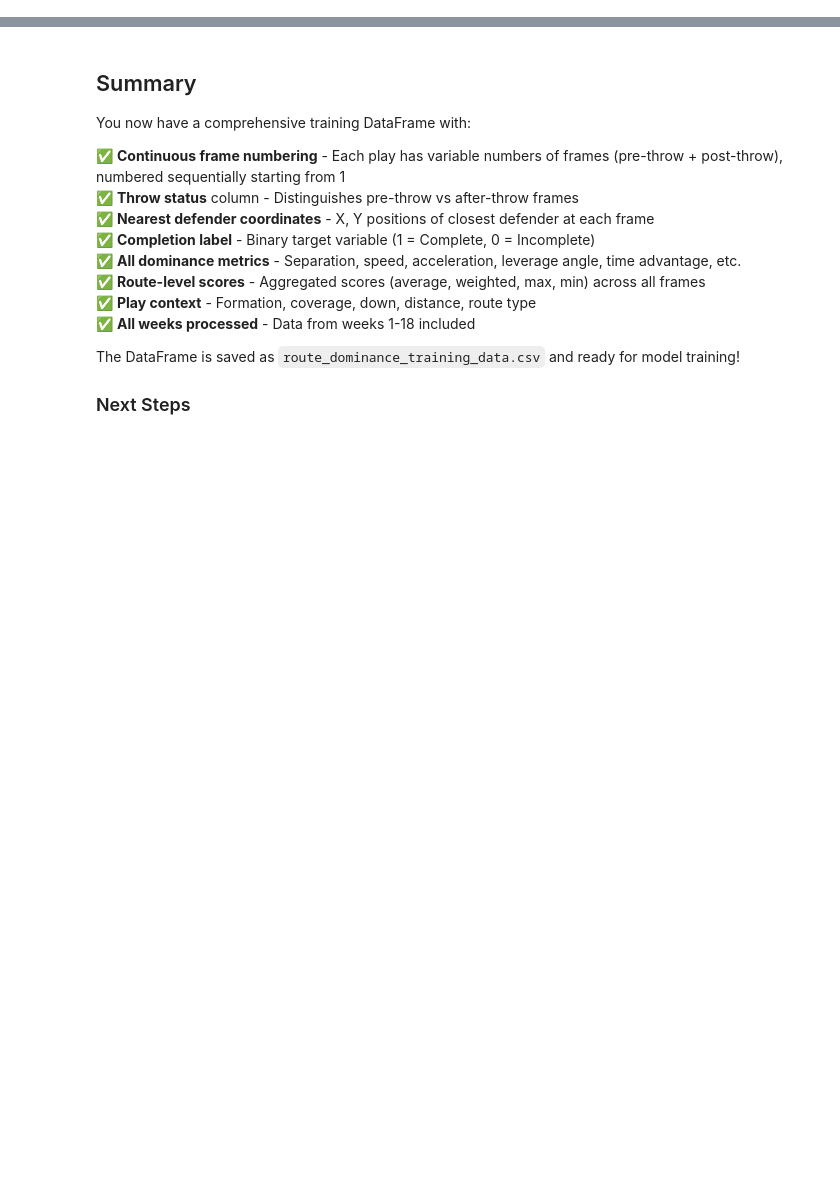
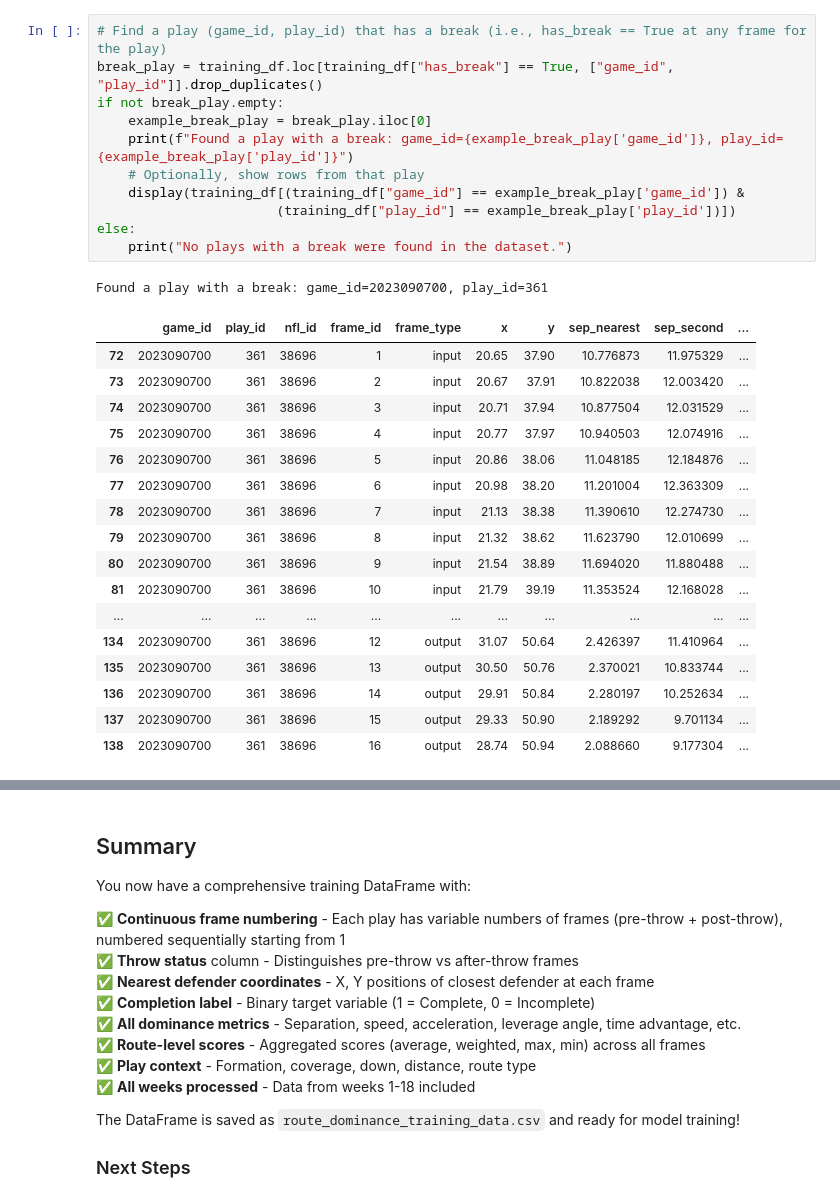
Before and after one commit to alexanderlee10/NFL-Databowl-2025, a Jupyter notebook: 12-5 NFL databowl working/12-5 NFL databowl working notebook.ipynb, the cells around one changed output, grey strips where cells are left out. Saved outputs shown, nothing was run; the diff lists cells and outputs as text; blank space fills up the shorter version.

```diff
--- a/12-5 NFL databowl working/12-5 NFL databowl working notebook.ipynb
+++ b/12-5 NFL databowl working/12-5 NFL databowl working notebook.ipynb
@@ -1150,0 +860,30 @@ time_advantage                  NaN         NaN         NaN
+# %%
+# Find a play (game_id, play_id) that has a break (i.e., has_break == True at any frame for the play)
+break_play = training_df.loc[training_df["has_break"] == True, ["game_id", "play_id"]].drop_duplicates()
+if not break_play.empty:
+    example_break_play = break_play.iloc[0]
+    print(f"Found a play with a break: game_id={example_break_play['game_id']}, play_id={example_break_play['play_id']}")
+    # Optionally, show rows from that play
+    display(training_df[(training_df["game_id"] == example_break_play['game_id']) &
+                       (training_df["play_id"] == example_break_play['play_id'])])
+else:
+    print("No plays with a break were found in the dataset.")
+# %% [output]
+Found a play with a break: game_id=2023090700, play_id=361
+|  | game_id | play_id | nfl_id | frame_id | frame_type | x | y | sep_nearest | sep_second | ... |
+| 72 | 2023090700 | 361 | 38696 | 1 | input | 20.65 | 37.90 | 10.776873 | 11.975329 | ... |
+| 73 | 2023090700 | 361 | 38696 | 2 | input | 20.67 | 37.91 | 10.822038 | 12.003420 | ... |
+| 74 | 2023090700 | 361 | 38696 | 3 | input | 20.71 | 37.94 | 10.877504 | 12.031529 | ... |
+| 75 | 2023090700 | 361 | 38696 | 4 | input | 20.77 | 37.97 | 10.940503 | 12.074916 | ... |
+| 76 | 2023090700 | 361 | 38696 | 5 | input | 20.86 | 38.06 | 11.048185 | 12.184876 | ... |
+| 77 | 2023090700 | 361 | 38696 | 6 | input | 20.98 | 38.20 | 11.201004 | 12.363309 | ... |
+| 78 | 2023090700 | 361 | 38696 | 7 | input | 21.13 | 38.38 | 11.390610 | 12.274730 | ... |
+| 79 | 2023090700 | 361 | 38696 | 8 | input | 21.32 | 38.62 | 11.623790 | 12.010699 | ... |
+| 80 | 2023090700 | 361 | 38696 | 9 | input | 21.54 | 38.89 | 11.694020 | 11.880488 | ... |
+| 81 | 2023090700 | 361 | 38696 | 10 | input | 21.79 | 39.19 | 11.353524 | 12.168028 | ... |
+| ... | ... | ... | ... | ... | ... | ... | ... | ... | ... | ... |
+| 134 | 2023090700 | 361 | 38696 | 12 | output | 31.07 | 50.64 | 2.426397 | 11.410964 | ... |
+| 135 | 2023090700 | 361 | 38696 | 13 | output | 30.50 | 50.76 | 2.370021 | 10.833744 | ... |
+| 136 | 2023090700 | 361 | 38696 | 14 | output | 29.91 | 50.84 | 2.280197 | 10.252634 | ... |
+| 137 | 2023090700 | 361 | 38696 | 15 | output | 29.33 | 50.90 | 2.189292 | 9.701134 | ... |
+| 138 | 2023090700 | 361 | 38696 | 16 | output | 28.74 | 50.94 | 2.088660 | 9.177304 | ... |
```
Also changed, not shown: parts of 81 cells of this notebook.
